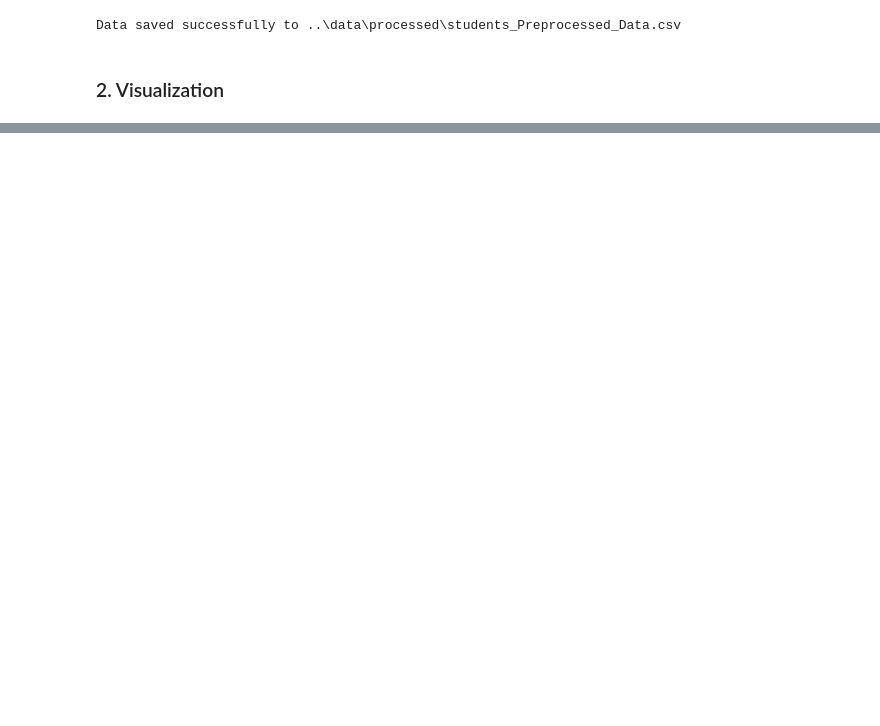
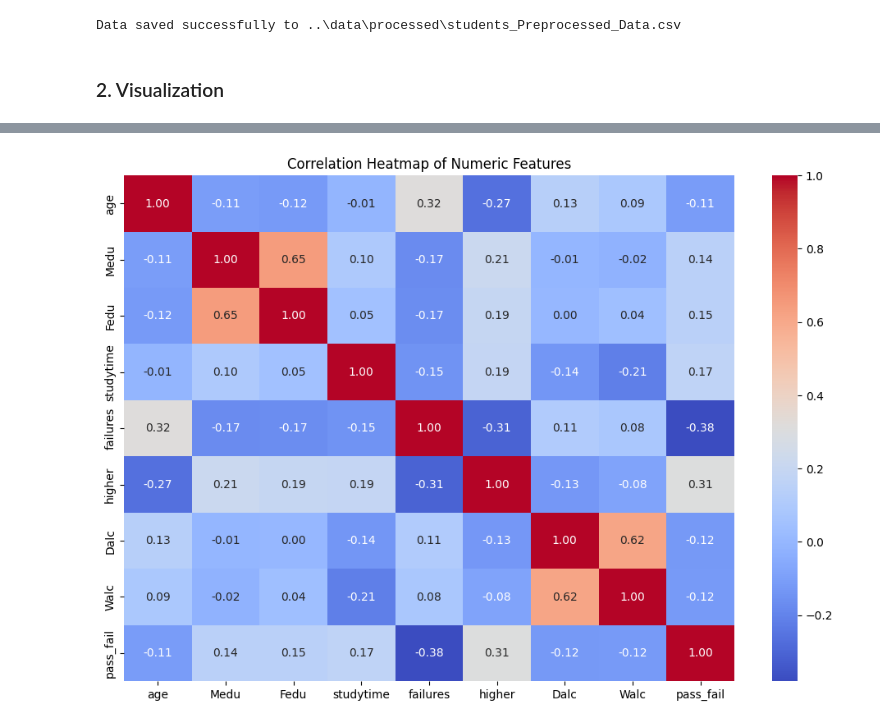
Before and after one commit to RanaTalha04/Student-Performance-Classification, a Jupyter notebook: notebooks/01_eda.ipynb, the cells around one changed output, grey strips where cells are left out. Drawn from its saved outputs; the diff is of its cells as text; code cells hidden in the pictures; blank space fills up the shorter version.

```diff
--- a/notebooks/01_eda.ipynb
+++ b/notebooks/01_eda.ipynb
@@ -120,0 +83,3 @@ Data saved successfully to ..\data\processed\students_Preprocessed_Data.csv
+# %%
+df = load_data(os.path.join("..", "data", "processed", "students_Preprocessed_Data.csv"))
+df.head()
@@ -120,0 +94,17 @@ Data saved successfully to ..\data\processed\students_Preprocessed_Data.csv
+# %%
+# Columns to drop due to very low correlation with target
+
+low_corr_cols = ["paid", "schoolsup", "famsup", "activities", "nursery" , "absences", "health" , "goout", "freetime", "traveltime", "internet", "romantic", "famrel"]
+
+df = df.drop(columns=low_corr_cols)
+# %%
+# Select numeric columns
+numeric_cols = df.select_dtypes(include=['int64', 'float64']).columns
+
+plt.figure(figsize=(12,8))
+sns.heatmap(df[numeric_cols].corr(), annot=True, fmt=".2f", cmap="coolwarm")
+plt.title("Correlation Heatmap of Numeric Features")
+plt.savefig(os.path.join("..", "reports", "eda_plots", "correlation_heatmap.png"))
+plt.show()
+# %% [output]
+[figure, added]
```
Also changed, not shown: parts of 16 cells of this notebook, 6 other files.
